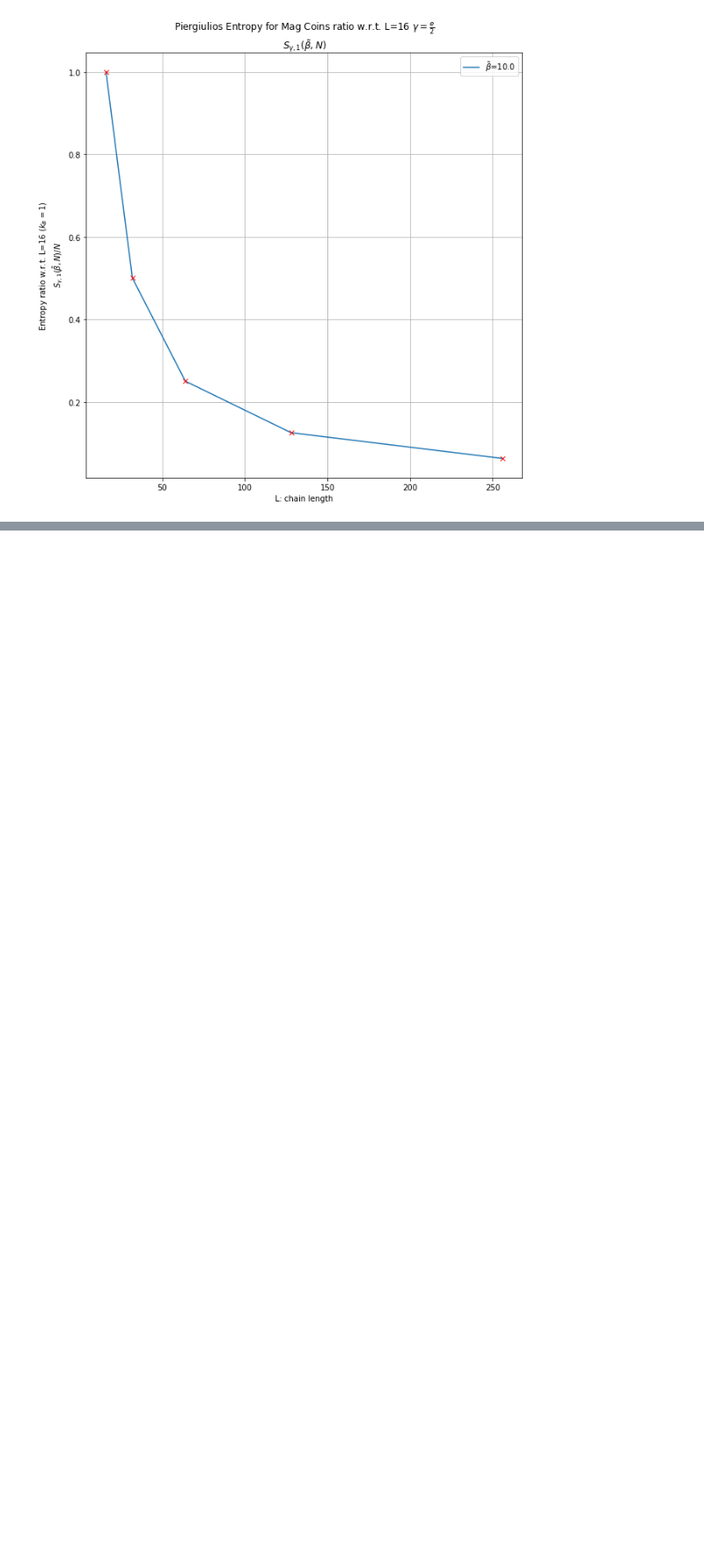
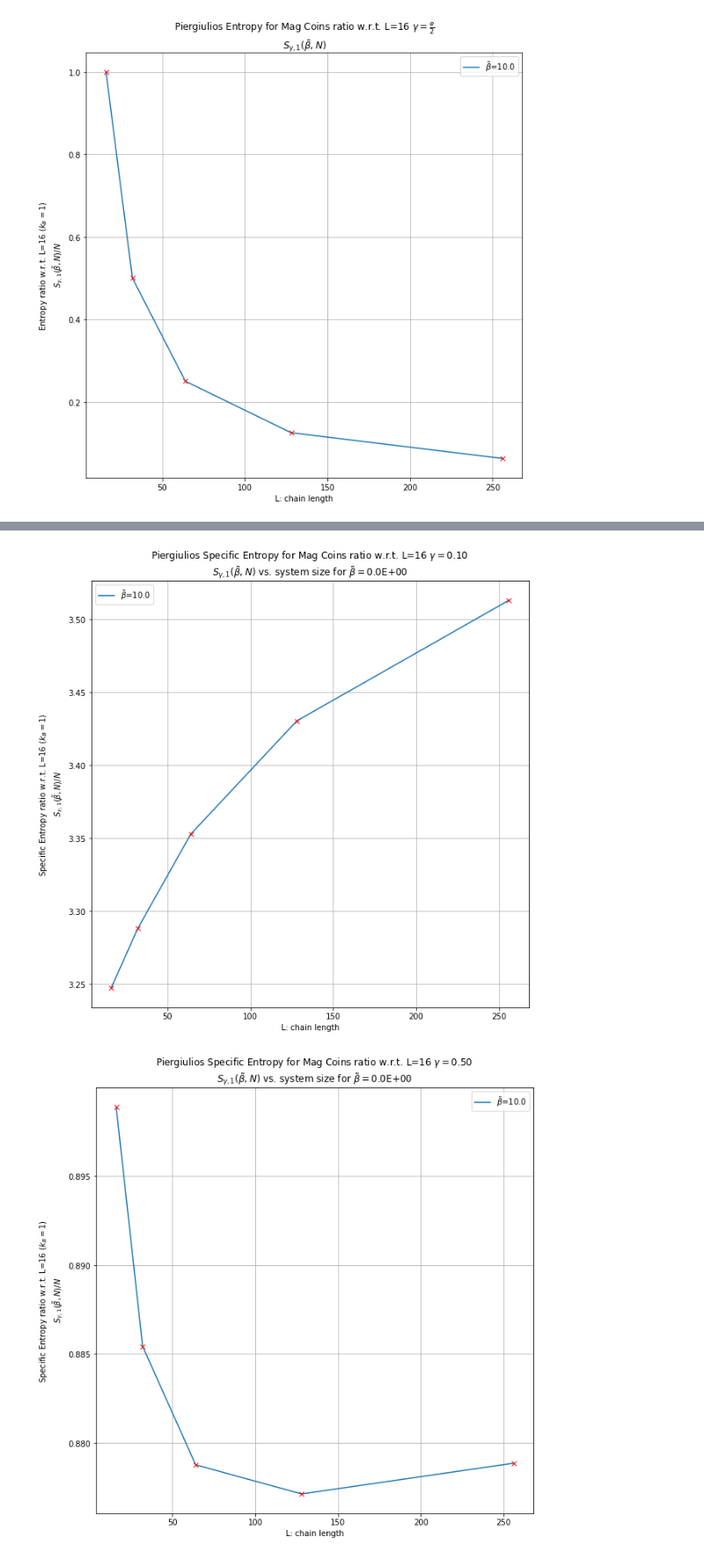
Before and after one commit to rpazuki/sampleNotebooks, a Jupyter notebook: Piergiulios Entropy-Mag Coins/Piergiulios Entropy-Mag Coins.ipynb, the cells around one changed output, grey strips where cells are left out. Shown at 88% size. Saved outputs shown, nothing was run; the diff lists cells and outputs as text; code cells hidden in the pictures; blank space fills up the shorter version.

```diff
--- a/Piergiulios Entropy-Mag Coins/Piergiulios Entropy-Mag Coins.ipynb
+++ b/Piergiulios Entropy-Mag Coins/Piergiulios Entropy-Mag Coins.ipynb
@@ -80,9 +80,9 @@ def avg_energy(omega_E,beta_tilde,Z):
     #L is the size of the 1D Ising chain
     L = len(omega_E)-1
     #Calculate the partition function at T
-    e_sum = sum(map(lambda E,n_E: Decimal(0.0) if(n_E == 0) else Decimal(E)*Decimal(-float(beta_tilde)*E + log(n_E)).exp(),\
+    e_sum = sum(map(lambda E,n_E: Decimal(0.0) if(n_E == 0) else Decimal(E)*Decimal(-float(beta_tilde)*E + log(n_E) - log(Z)).exp(),\
                     range(-L,L + 1,2),omega_E))
-    return e_sum/Z
+    return e_sum
 # %% [markdown]
 # Piergiulio's Entropy
 
@@ -300,0 +303,31 @@ plt.show()
+# %%
+sizes = [16,32,64,128,256]
+beta = 0.0#1e-8
+for gamma in [0.1, 0.5, 1.0]:
+    T_0_1 = list(map(lambda n: specific_entropy(n,beta,gamma),sizes))
+    plt.plot(sizes,T_0_1,label=r'$\tilde{\beta}$=10.0')
+    plt.plot(sizes,T_0_1,'rx')
+    plt.grid()
+    plt.legend()
+    plt.title('Piergiulios Specific Entropy for Mag Coins ratio w.r.t. L=16 $\gamma=$%.2f \n'%gamma+ r'$S_{\gamma,1}(\tilde{\beta},N)$ vs. system size for $\tilde{\beta}=$' + '%.1E' % beta)
+    plt.xlabel('L: chain length')
+    plt.ylabel('Specific Entropy ratio w.r.t. L=16 ($k_B = 1$)\n'+r' $S_{\gamma,1}(\tilde{\beta},N)/N$ ')
+    #plt.yscale('log')
+    plt.show()
+
+for gamma in [0.1, 0.5, 1.0]:
+    T_0_1 = list(map(lambda n: specific_entropy(n,beta,gamma)/specific_entropy(16,beta,gamma),sizes))
+
+
+    plt.plot(sizes,T_0_1,label=r'$\tilde{\beta}$=' + '%.1E'%beta)
+    plt.plot(sizes,T_0_1,'rx')
+    plt.grid()
+    plt.legend()
+    plt.title('Piergiulios Specific Entropy for Mag Coins ratio w.r.t. L=16 $\gamma=$%.2f \n'%gamma+ r'$S_{\gamma,1}(\tilde{\beta},N)$ vs. system size for $\tilde{\beta}=$' + '%.1E' % beta)
+    plt.xlabel('L: chain length')
+    plt.ylabel('Entropy ratio w.r.t. L=16 ($k_B = 1$)\n'+r' $S_{\gamma,1}(\tilde{\beta},N)/N$ ')
+    #plt.yscale('log')
+    plt.show()
+# %% [output]
+[figure, added]
+[figure, added]
```
Also changed, not shown: parts of 3 cells of this notebook.
